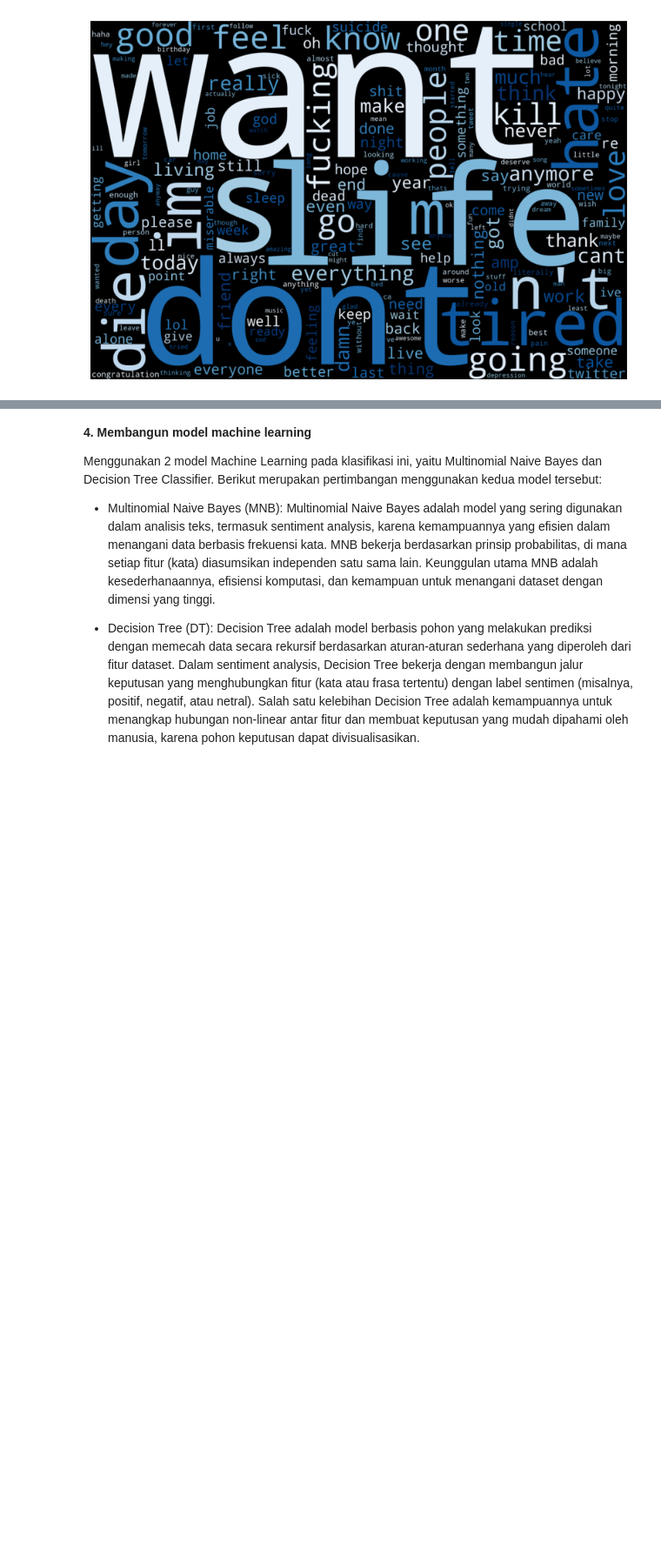
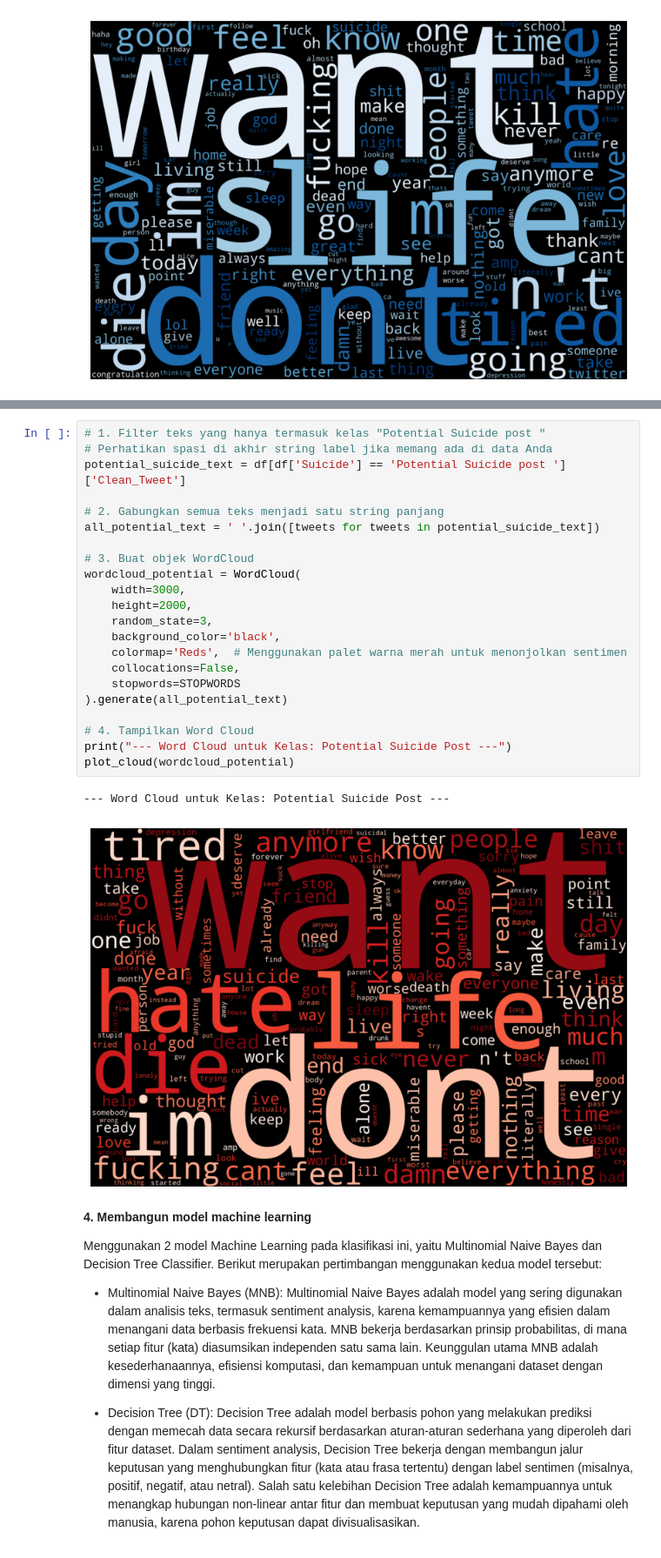
Before and after one commit to MaulanaHasyim/MaulanaHasyim, a Jupyter notebook: notebooks/Test Klasifikasi Suicide.ipynb, the cells around one changed output, grey strips where cells are left out. Shown at 87% size. Saved outputs shown, nothing was run; the diff lists cells and outputs as text; blank space fills up the shorter version.

```diff
--- a/notebooks/Test Klasifikasi Suicide.ipynb
+++ b/notebooks/Test Klasifikasi Suicide.ipynb
@@ -354,3 +380,28 @@ plot_cloud(wordcloud)
+# %%
+# 1. Filter teks yang hanya termasuk kelas "Potential Suicide post "
+# Perhatikan spasi di akhir string label jika memang ada di data Anda
+potential_suicide_text = df[df['Suicide'] == 'Potential Suicide post ']['Clean_Tweet']
+
+# 2. Gabungkan semua teks menjadi satu string panjang
+all_potential_text = ' '.join([tweets for tweets in potential_suicide_text])
+
+# 3. Buat objek WordCloud
+wordcloud_potential = WordCloud(
+    width=3000,
+    height=2000,
+    random_state=3,
+    background_color='black',
+    colormap='Reds',  # Menggunakan palet warna merah untuk menonjolkan sentimen
+    collocations=False,
+    stopwords=STOPWORDS
+).generate(all_potential_text)
+
+# 4. Tampilkan Word Cloud
+print("--- Word Cloud untuk Kelas: Potential Suicide Post ---")
+plot_cloud(wordcloud_potential)
+# %% [output]
+--- Word Cloud untuk Kelas: Potential Suicide Post ---
+[figure, added]
 # %% [markdown]
 **4. Membangun model machine learning**
 
```
Also changed, not shown: parts of 17 cells of this notebook.
